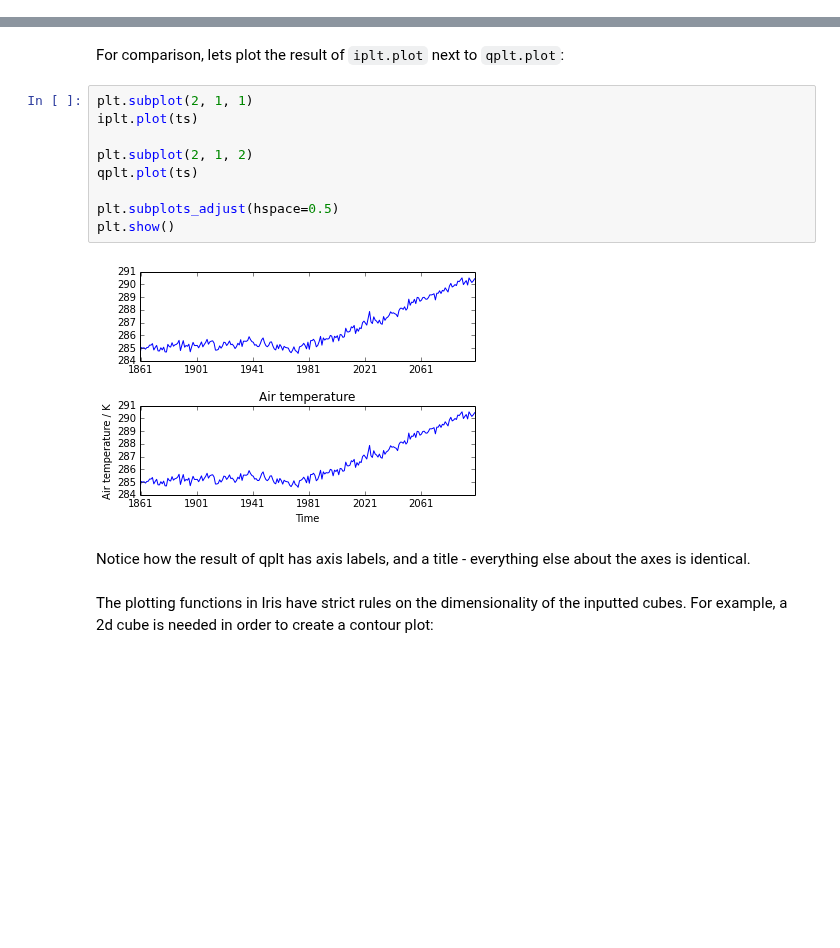
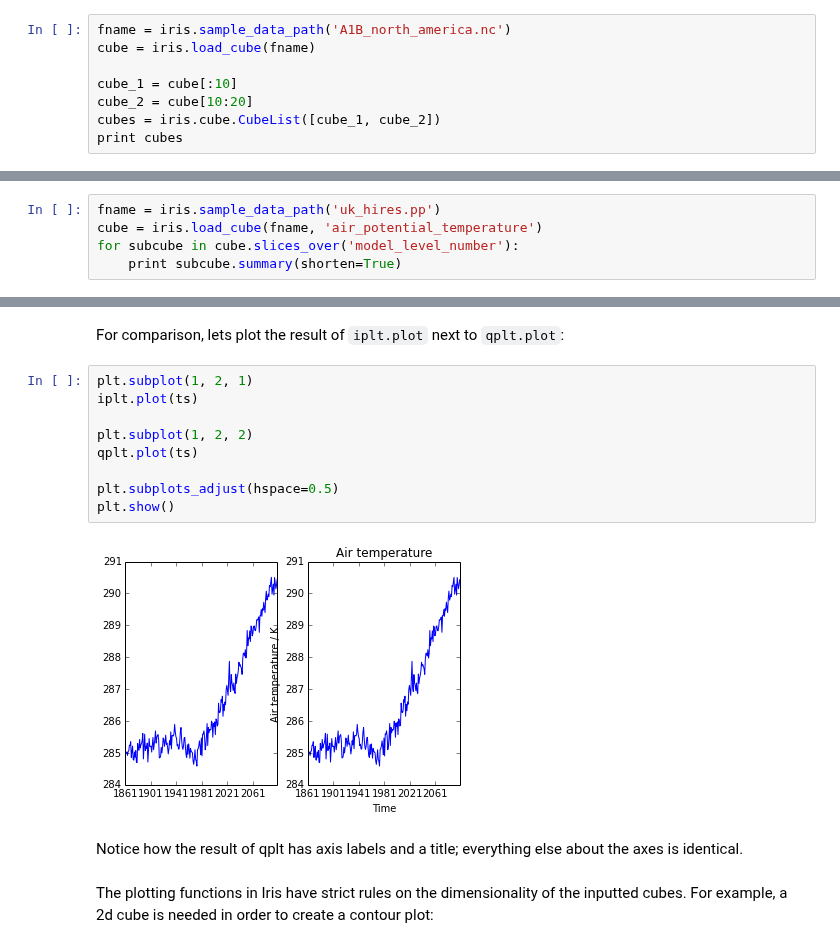
Before and after one commit to scitools-classroom/courses, a Jupyter notebook: course_content/iris_intro.ipynb, the cells around one changed output, grey strips where cells are left out. Cells and saved outputs as stored; diff of their text form; blank space fills up the shorter version.

```diff
--- a/course_content/iris_intro.ipynb
+++ b/course_content/iris_intro.ipynb
@@ -706,0 +697,8 @@ print raw_cubes.merge()
+# %%
+fname = iris.sample_data_path('A1B_north_america.nc')
+cube = iris.load_cube(fname)
+
+cube_1 = cube[:10]
+cube_2 = cube[10:20]
+cubes = iris.cube.CubeList([cube_1, cube_2])
+print cubes
@@ -890,0 +919,5 @@ In this example, one real use for this functionality would be to plot the ``e1``
+# %%
+fname = iris.sample_data_path('uk_hires.pp')
+cube = iris.load_cube(fname, 'air_potential_temperature')
+for subcube in cube.slices_over('model_level_number'):
+    print subcube.summary(shorten=True)
@@ -927,18 +973,18 @@ plt.show()
 # %% [markdown]
 For comparison, lets plot the result of ``iplt.plot`` next to ``qplt.plot``:
 # %%
-plt.subplot(2, 1, 1)
+plt.subplot(1, 2, 1)
 iplt.plot(ts)
 
-plt.subplot(2, 1, 2)
+plt.subplot(1, 2, 2)
 qplt.plot(ts)
 
 plt.subplots_adjust(hspace=0.5)
 plt.show()
 # %% [output]
-[figure, old version]
+[figure, new version]
 # %% [markdown]
-Notice how the result of qplt has axis labels, and a title - everything else about the axes is identical.
+Notice how the result of qplt has axis labels and a title; everything else about the axes is identical.
 # %% [markdown]
 The plotting functions in Iris have strict rules on the dimensionality of the inputted cubes. For example, a 2d cube is needed in order to create a contour plot:
 # %%
```
Also changed, not shown: parts of 58 cells of this notebook.
